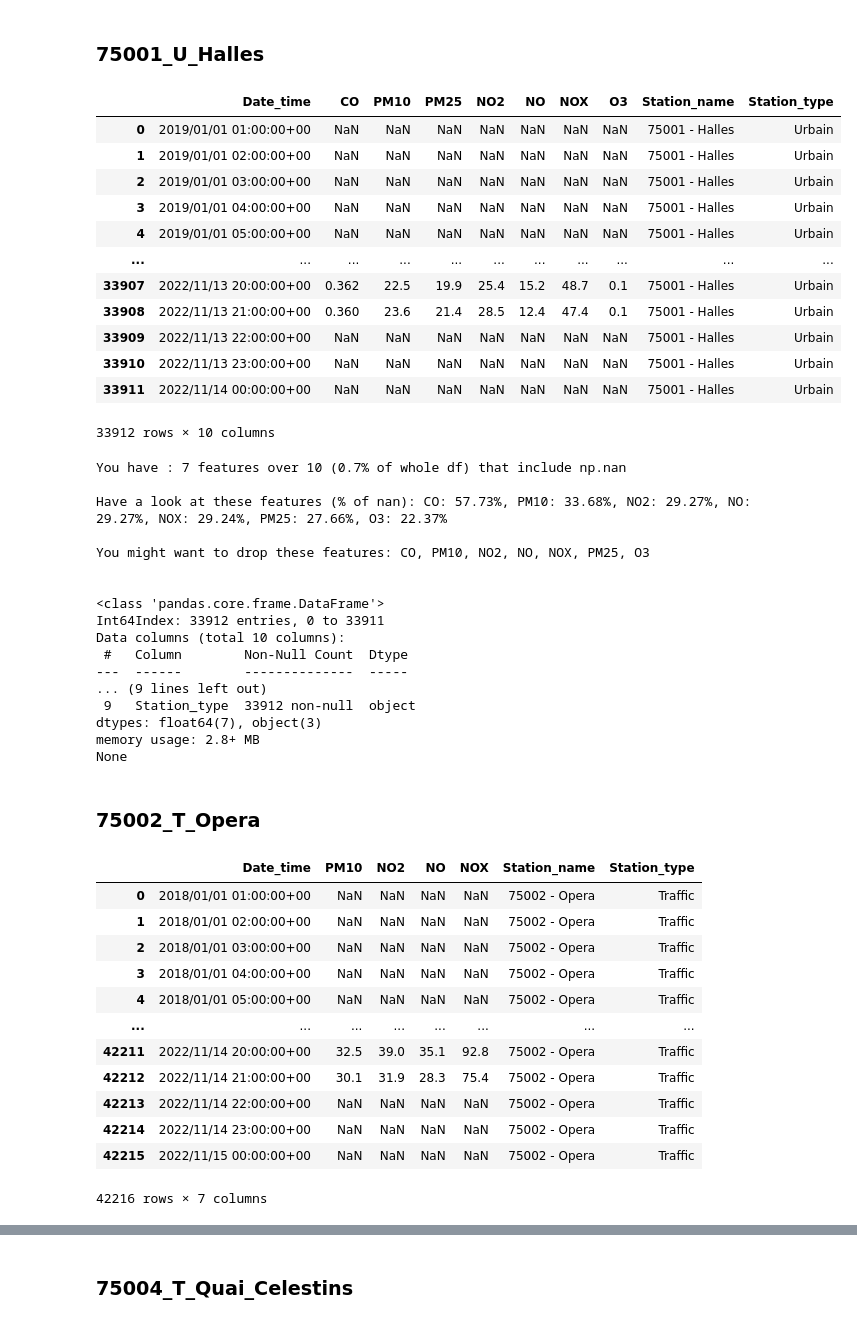
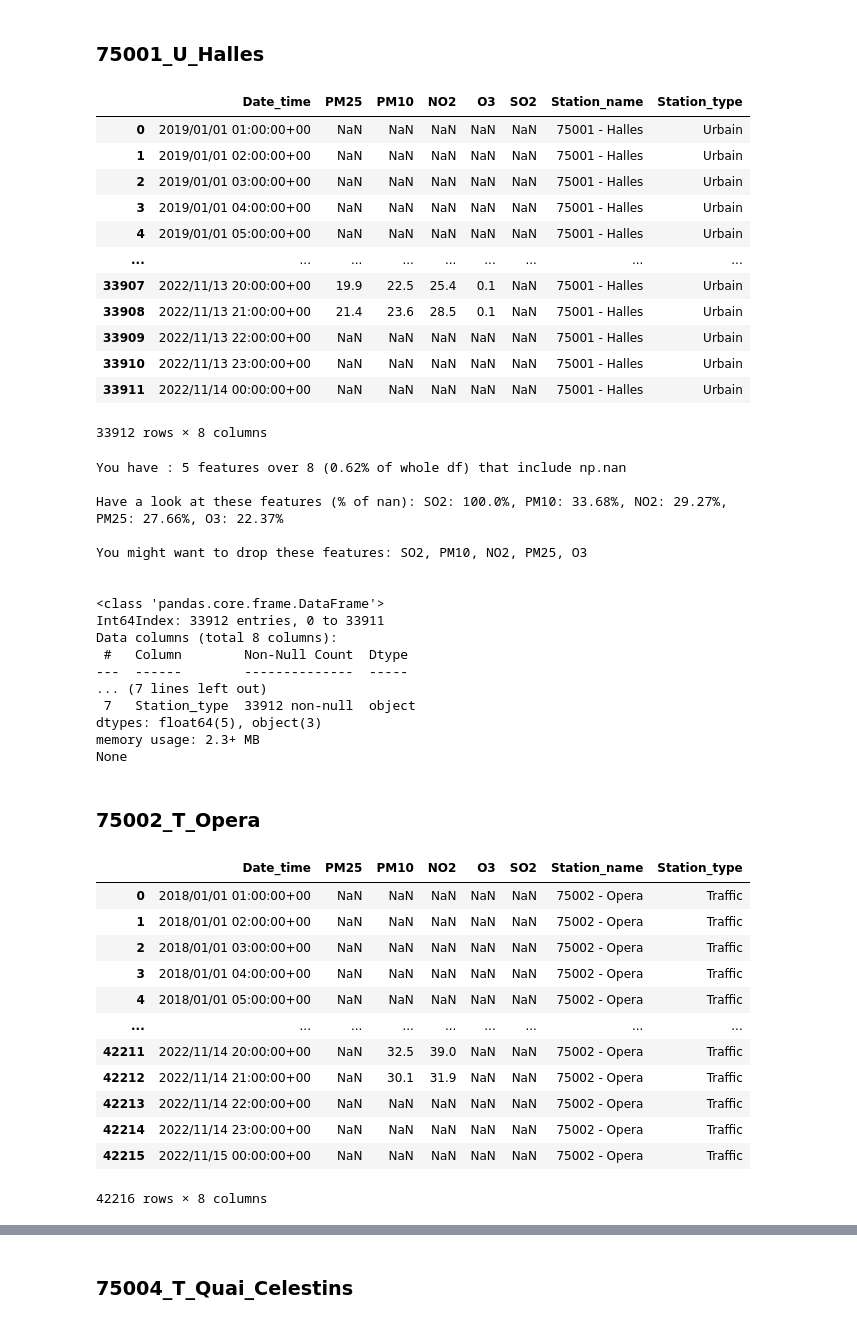
Before and after one commit to TheLab75/ParisDeepAirProject, a Jupyter notebook: notebooks/Louis_pollution1_data_exploration.ipynb, the cells around one changed output, grey strips where cells are left out. Saved outputs shown, nothing was run; the diff lists cells and outputs as text; code cells hidden in the pictures.

```diff
--- a/notebooks/Louis_PDAP_data_exploration.ipynb
+++ b/notebooks/Louis_pollution1_data_exploration.ipynb
@@ -209,29 +209,32 @@ base.to_csv(f"{LOCAL_DATA_PATH_pollution_merged}/75001_U_Halles.csv")
 # %%
 PA75001 = pd.read_csv(f"{LOCAL_DATA_PATH_pollution_merged}/75001_U_Halles.csv", index_col=0).copy()
 PA75001 = PA75001.rename(columns={
     "index":"Date_time",
     "PA01H:CO":"CO",
     "PA01H:PM10":"PM10",
     "PA01H:PM25":"PM25",
     "PA01H:NO2":"NO2",
     "PA01H:NO":"NO",
     "PA01H:NOX":"NOX",
     "PA01H:O3":"O3",
     "Station_name":"Station_name",
     "Station_type":"Station_type"}, errors="raise")
+PA75001 = PA75001.drop(columns=['CO', 'NO', 'NOX'])
+PA75001['SO2'] = float('NaN')
+PA75001 = PA75001[['Date_time', 'PM25', 'PM10', 'NO2', 'O3', 'SO2', 'Station_name', 'Station_type']]
 PA75001
 # %% [output]
-|  | Date_time | CO | PM10 | PM25 | NO2 | NO | NOX | O3 | Station_name | Station_type |
-| 0 | 2019/01/01 01:00:00+00 | NaN | NaN | NaN | NaN | NaN | NaN | NaN | 75001 - Halles | Urbain |
-| 1 | 2019/01/01 02:00:00+00 | NaN | NaN | NaN | NaN | NaN | NaN | NaN | 75001 - Halles | Urbain |
-| 2 | 2019/01/01 03:00:00+00 | NaN | NaN | NaN | NaN | NaN | NaN | NaN | 75001 - Halles | Urbain |
-| 3 | 2019/01/01 04:00:00+00 | NaN | NaN | NaN | NaN | NaN | NaN | NaN | 75001 - Halles | Urbain |
-| 4 | 2019/01/01 05:00:00+00 | NaN | NaN | NaN | NaN | NaN | NaN | NaN | 75001 - Halles | Urbain |
-| ... | ... | ... | ... | ... | ... | ... | ... | ... | ... | ... |
-| 33907 | 2022/11/13 20:00:00+00 | 0.362 | 22.5 | 19.9 | 25.4 | 15.2 | 48.7 | 0.1 | 75001 - Halles | Urbain |
-| 33908 | 2022/11/13 21:00:00+00 | 0.360 | 23.6 | 21.4 | 28.5 | 12.4 | 47.4 | 0.1 | 75001 - Halles | Urbain |
-| 33909 | 2022/11/13 22:00:00+00 | NaN | NaN | NaN | NaN | NaN | NaN | NaN | 75001 - Halles | Urbain |
-| 33910 | 2022/11/13 23:00:00+00 | NaN | NaN | NaN | NaN | NaN | NaN | NaN | 75001 - Halles | Urbain |
-| 33911 | 2022/11/14 00:00:00+00 | NaN | NaN | NaN | NaN | NaN | NaN | NaN | 75001 - Halles | Urbain |
+|  | Date_time | PM25 | PM10 | NO2 | O3 | SO2 | Station_name | Station_type |
+| 0 | 2019/01/01 01:00:00+00 | NaN | NaN | NaN | NaN | NaN | 75001 - Halles | Urbain |
+| 1 | 2019/01/01 02:00:00+00 | NaN | NaN | NaN | NaN | NaN | 75001 - Halles | Urbain |
+| 2 | 2019/01/01 03:00:00+00 | NaN | NaN | NaN | NaN | NaN | 75001 - Halles | Urbain |
+| 3 | 2019/01/01 04:00:00+00 | NaN | NaN | NaN | NaN | NaN | 75001 - Halles | Urbain |
+| 4 | 2019/01/01 05:00:00+00 | NaN | NaN | NaN | NaN | NaN | 75001 - Halles | Urbain |
+| ... | ... | ... | ... | ... | ... | ... | ... | ... |
+| 33907 | 2022/11/13 20:00:00+00 | 19.9 | 22.5 | 25.4 | 0.1 | NaN | 75001 - Halles | Urbain |
+| 33908 | 2022/11/13 21:00:00+00 | 21.4 | 23.6 | 28.5 | 0.1 | NaN | 75001 - Halles | Urbain |
+| 33909 | 2022/11/13 22:00:00+00 | NaN | NaN | NaN | NaN | NaN | 75001 - Halles | Urbain |
+| 33910 | 2022/11/13 23:00:00+00 | NaN | NaN | NaN | NaN | NaN | 75001 - Halles | Urbain |
+| 33911 | 2022/11/14 00:00:00+00 | NaN | NaN | NaN | NaN | NaN | 75001 - Halles | Urbain |
-33912 rows × 10 columns
+33912 rows × 8 columns
 # %%
@@ -239,22 +242,22 @@ PA75001.to_csv(f"{LOCAL_DATA_PATH_pollution_processed}/PA75001.csv")
 # %%
 quick_check2(PA75001,"NO2")
 # %% [output]
-You have : 7 features over 10 (0.7% of whole df) that include np.nan
+You have : 5 features over 8 (0.62% of whole df) that include np.nan
 
-Have a look at these features (% of nan): CO: 57.73%, PM10: 33.68%, NO2: 29.27%, NO: 29.27%, NOX: 29.24%, PM25: 27.66%, O3: 22.37%
+Have a look at these features (% of nan): SO2: 100.0%, PM10: 33.68%, NO2: 29.27%, PM25: 27.66%, O3: 22.37%
 
-You might want to drop these features: CO, PM10, NO2, NO, NOX, PM25, O3
+You might want to drop these features: SO2, PM10, NO2, PM25, O3
 
 
 <class 'pandas.core.frame.DataFrame'>
 Int64Index: 33912 entries, 0 to 33911
-Data columns (total 10 columns):
+Data columns (total 8 columns):
  #   Column        Non-Null Count  Dtype
 ---  ------        --------------  -----
-... (9 lines left out)
- 9   Station_type  33912 non-null  object
-dtypes: float64(7), object(3)
-memory usage: 2.8+ MB
+... (7 lines left out)
+ 7   Station_type  33912 non-null  object
+dtypes: float64(5), object(3)
+memory usage: 2.3+ MB
 None
 # %% [markdown]
 ### 75002_T_Opera
@@ -289,19 +292,24 @@ PA75002 = PA75002.rename(columns={
     "OPERA:NOX":"NOX",
     "Station_name":"Station_name",
     "Station_type":"Station_type"}, errors="raise")
+PA75002 = PA75002.drop(columns=['NO', 'NOX'])
+PA75002['PM25'] = float('NaN')
+PA75002['O3'] = float('NaN')
+PA75002['SO2'] = float('NaN')
+PA75002 = PA75002[['Date_time', 'PM25', 'PM10', 'NO2', 'O3', 'SO2', 'Station_name', 'Station_type']]
 PA75002
 # %% [output]
-|  | Date_time | PM10 | NO2 | NO | NOX | Station_name | Station_type |
-| 0 | 2018/01/01 01:00:00+00 | NaN | NaN | NaN | NaN | 75002 - Opera | Traffic |
-| 1 | 2018/01/01 02:00:00+00 | NaN | NaN | NaN | NaN | 75002 - Opera | Traffic |
-| 2 | 2018/01/01 03:00:00+00 | NaN | NaN | NaN | NaN | 75002 - Opera | Traffic |
-| 3 | 2018/01/01 04:00:00+00 | NaN | NaN | NaN | NaN | 75002 - Opera | Traffic |
-| 4 | 2018/01/01 05:00:00+00 | NaN | NaN | NaN | NaN | 75002 - Opera | Traffic |
-| ... | ... | ... | ... | ... | ... | ... | ... |
-| 42211 | 2022/11/14 20:00:00+00 | 32.5 | 39.0 | 35.1 | 92.8 | 75002 - Opera | Traffic |
-| 42212 | 2022/11/14 21:00:00+00 | 30.1 | 31.9 | 28.3 | 75.4 | 75002 - Opera | Traffic |
-| 42213 | 2022/11/14 22:00:00+00 | NaN | NaN | NaN | NaN | 75002 - Opera | Traffic |
-| 42214 | 2022/11/14 23:00:00+00 | NaN | NaN | NaN | NaN | 75002 - Opera | Traffic |
-| 42215 | 2022/11/15 00:00:00+00 | NaN | NaN | NaN | NaN | 75002 - Opera | Traffic |
+|  | Date_time | PM25 | PM10 | NO2 | O3 | SO2 | Station_name | Station_type |
+| 0 | 2018/01/01 01:00:00+00 | NaN | NaN | NaN | NaN | NaN | 75002 - Opera | Traffic |
+| 1 | 2018/01/01 02:00:00+00 | NaN | NaN | NaN | NaN | NaN | 75002 - Opera | Traffic |
+| 2 | 2018/01/01 03:00:00+00 | NaN | NaN | NaN | NaN | NaN | 75002 - Opera | Traffic |
+| 3 | 2018/01/01 04:00:00+00 | NaN | NaN | NaN | NaN | NaN | 75002 - Opera | Traffic |
+| 4 | 2018/01/01 05:00:00+00 | NaN | NaN | NaN | NaN | NaN | 75002 - Opera | Traffic |
+| ... | ... | ... | ... | ... | ... | ... | ... | ... |
+| 42211 | 2022/11/14 20:00:00+00 | NaN | 32.5 | 39.0 | NaN | NaN | 75002 - Opera | Traffic |
+| 42212 | 2022/11/14 21:00:00+00 | NaN | 30.1 | 31.9 | NaN | NaN | 75002 - Opera | Traffic |
+| 42213 | 2022/11/14 22:00:00+00 | NaN | NaN | NaN | NaN | NaN | 75002 - Opera | Traffic |
+| 42214 | 2022/11/14 23:00:00+00 | NaN | NaN | NaN | NaN | NaN | 75002 - Opera | Traffic |
+| 42215 | 2022/11/15 00:00:00+00 | NaN | NaN | NaN | NaN | NaN | 75002 - Opera | Traffic |
-42216 rows × 7 columns
+42216 rows × 8 columns
 # %%
```
Also changed, not shown: parts of 58 cells of this notebook, 4 other files.
